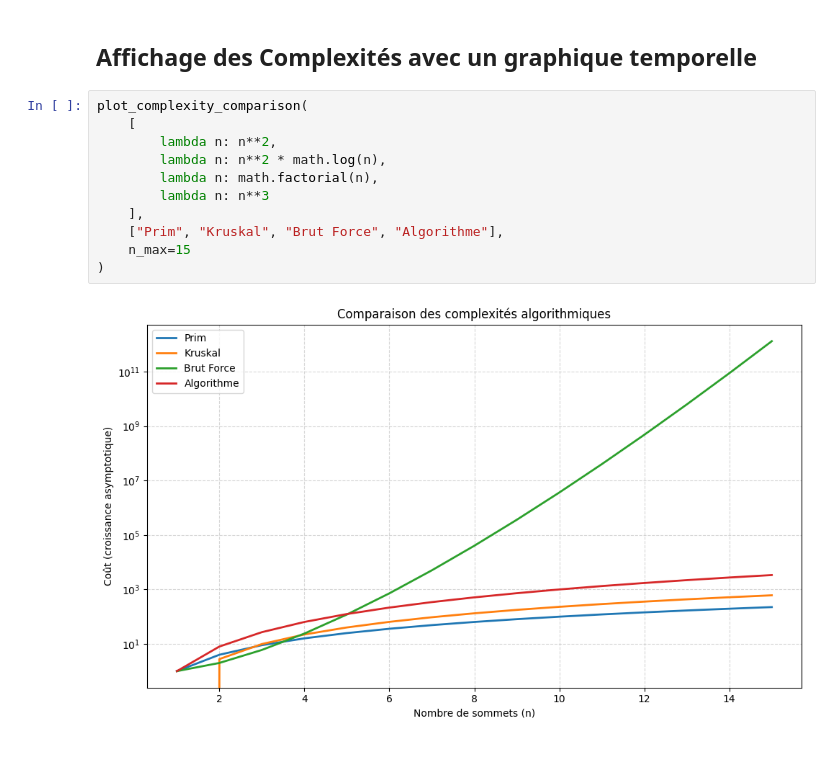
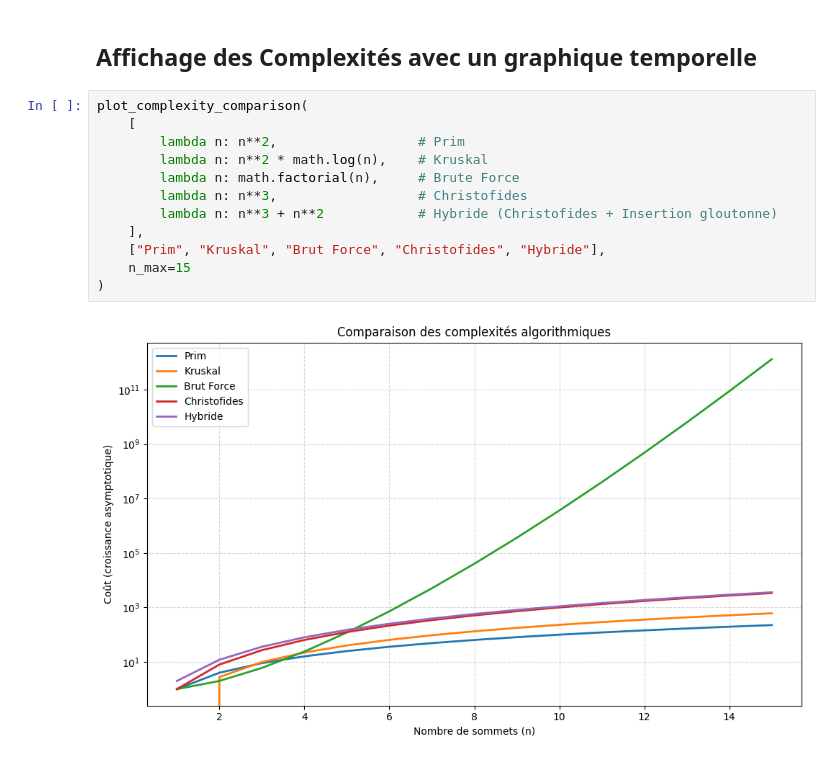
Before and after one commit to MatysLep/Graphe-Algo-TSP-Express, a Jupyter notebook: main.ipynb, the cells around one changed output. Drawn from its saved outputs; the diff is of its cells as text.

Commit message:
update : brute force + graph des complex

```diff
--- a/main.ipynb
+++ b/main.ipynb
@@ -66,13 +63,14 @@ Détails des noeuds visités (index, type, t_arr):
 # %%
 plot_complexity_comparison(
     [
-        lambda n: n**2,
-        lambda n: n**2 * math.log(n),
-        lambda n: math.factorial(n),
-        lambda n: n**3
+        lambda n: n**2,                  # Prim
+        lambda n: n**2 * math.log(n),    # Kruskal
+        lambda n: math.factorial(n),     # Brute Force
+        lambda n: n**3,                  # Christofides
+        lambda n: n**3 + n**2            # Hybride (Christofides + Insertion gloutonne)
     ],
-    ["Prim", "Kruskal", "Brut Force", "Algorithme"],
+    ["Prim", "Kruskal", "Brut Force", "Christofides", "Hybride"],
     n_max=15
 )
 # %% [output]
-[figure, old version]
+[figure, new version]
```
Also changed, not shown: parts of 3 cells of this notebook, 1 other file.
